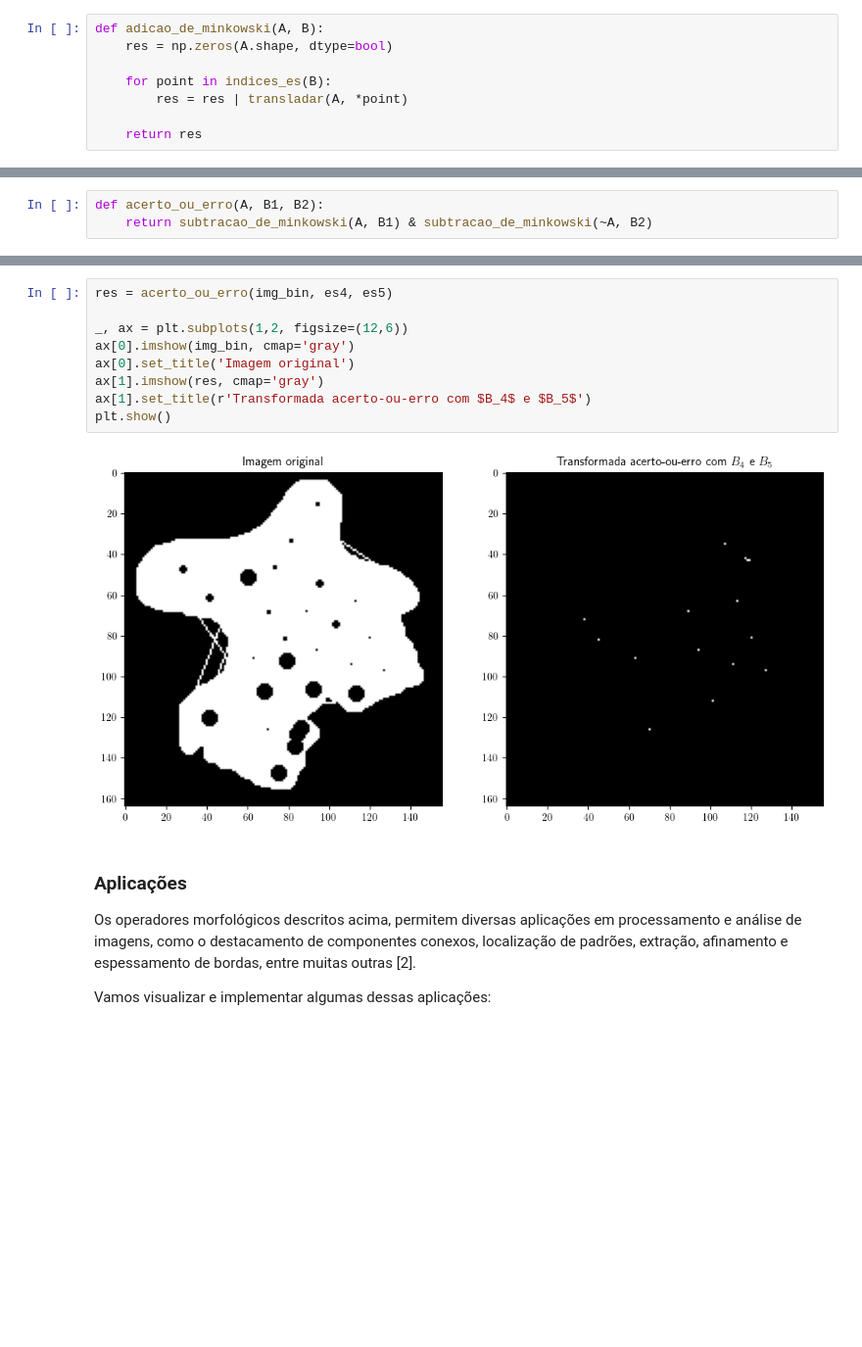
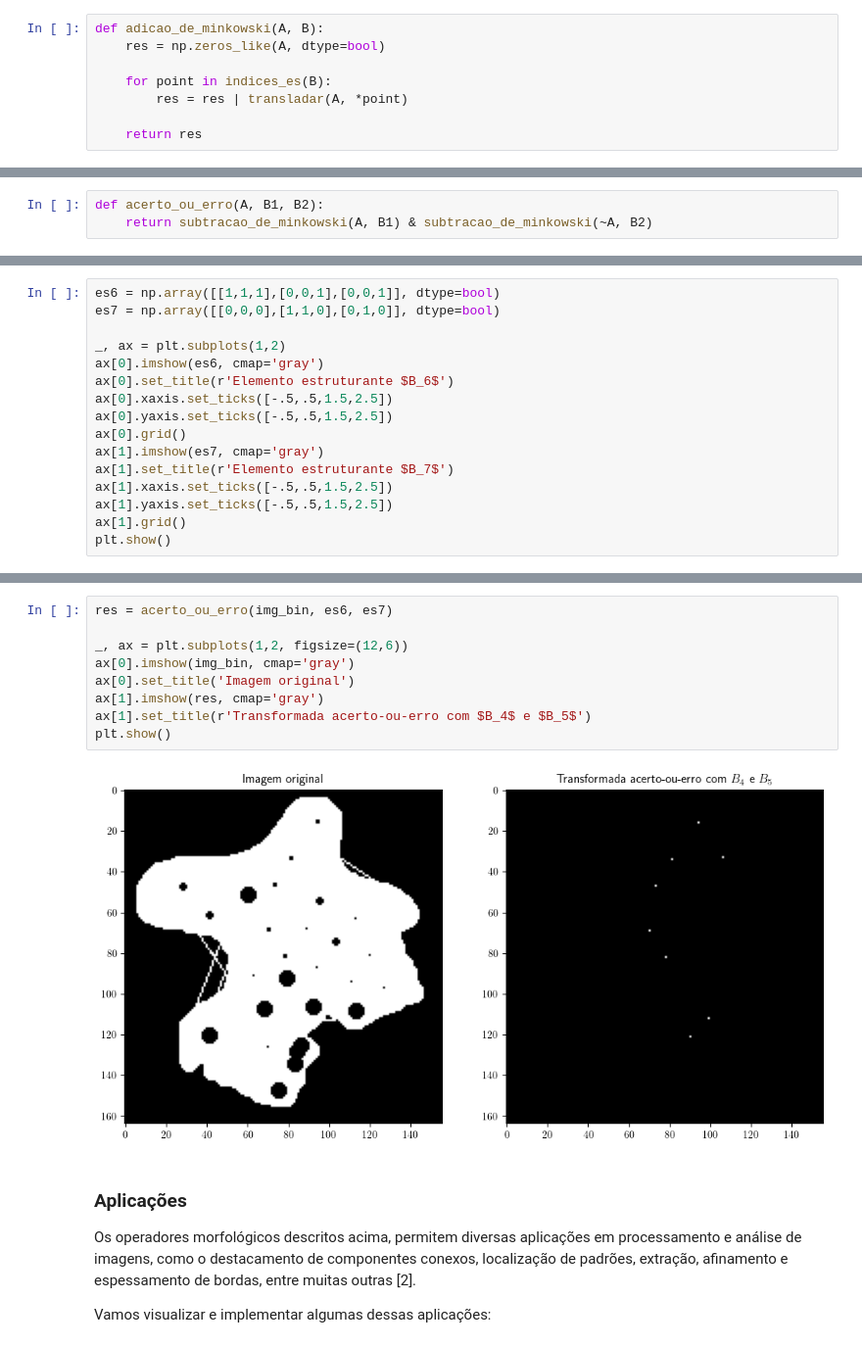
Before and after one commit to lamac-uece/tutoriais-lamac, a Jupyter notebook: processamento_de_imagens/morfologia_matematica.ipynb, the cells around one changed output, grey strips where cells are left out. Shown at 98% size. Saved outputs shown, nothing was run; the diff lists cells and outputs as text; blank space fills up the shorter version.

```diff
--- a/processamento_de_imagens/morfologia_matematica.ipynb
+++ b/processamento_de_imagens/morfologia_matematica.ipynb
@@ -301,7 +301,7 @@ $$ A \oplus B = \bigcup_{b \in B} (A + b). $$
 Vamos implementá-la:
 # %%
 def adicao_de_minkowski(A, B):
-    res = np.zeros(A.shape, dtype=bool)
+    res = np.zeros_like(A, dtype=bool)
 
     for point in indices_es(B):
         res = res | transladar(A, *point)
@@ -463,0 +464,16 @@ Vamos experimentá-la utilizando os elementos estruturantes $B_4$ e $B_5$ que cr
+# %%
+es6 = np.array([[1,1,1],[0,0,1],[0,0,1]], dtype=bool)
+es7 = np.array([[0,0,0],[1,1,0],[0,1,0]], dtype=bool)
+
+_, ax = plt.subplots(1,2)
+ax[0].imshow(es6, cmap='gray')
+ax[0].set_title(r'Elemento estruturante $B_6$')
+ax[0].xaxis.set_ticks([-.5,.5,1.5,2.5])
+ax[0].yaxis.set_ticks([-.5,.5,1.5,2.5])
+ax[0].grid()
+ax[1].imshow(es7, cmap='gray')
+ax[1].set_title(r'Elemento estruturante $B_7$')
+ax[1].xaxis.set_ticks([-.5,.5,1.5,2.5])
+ax[1].yaxis.set_ticks([-.5,.5,1.5,2.5])
+ax[1].grid()
+plt.show()
@@ -464,14 +482,14 @@ Vamos experimentá-la utilizando os elementos estruturantes $B_4$ e $B_5$ que cr
 # %%
-res = acerto_ou_erro(img_bin, es4, es5)
+res = acerto_ou_erro(img_bin, es6, es7)
 
 _, ax = plt.subplots(1,2, figsize=(12,6))
 ax[0].imshow(img_bin, cmap='gray')
 ax[0].set_title('Imagem original')
 ax[1].imshow(res, cmap='gray')
 ax[1].set_title(r'Transformada acerto-ou-erro com $B_4$ e $B_5$')
 plt.show()
 # %% [output]
-[figure, old version]
+[figure, new version]
 # %% [markdown]
 ### Aplicações
 
```
Also changed, not shown: parts of 17 cells of this notebook.
